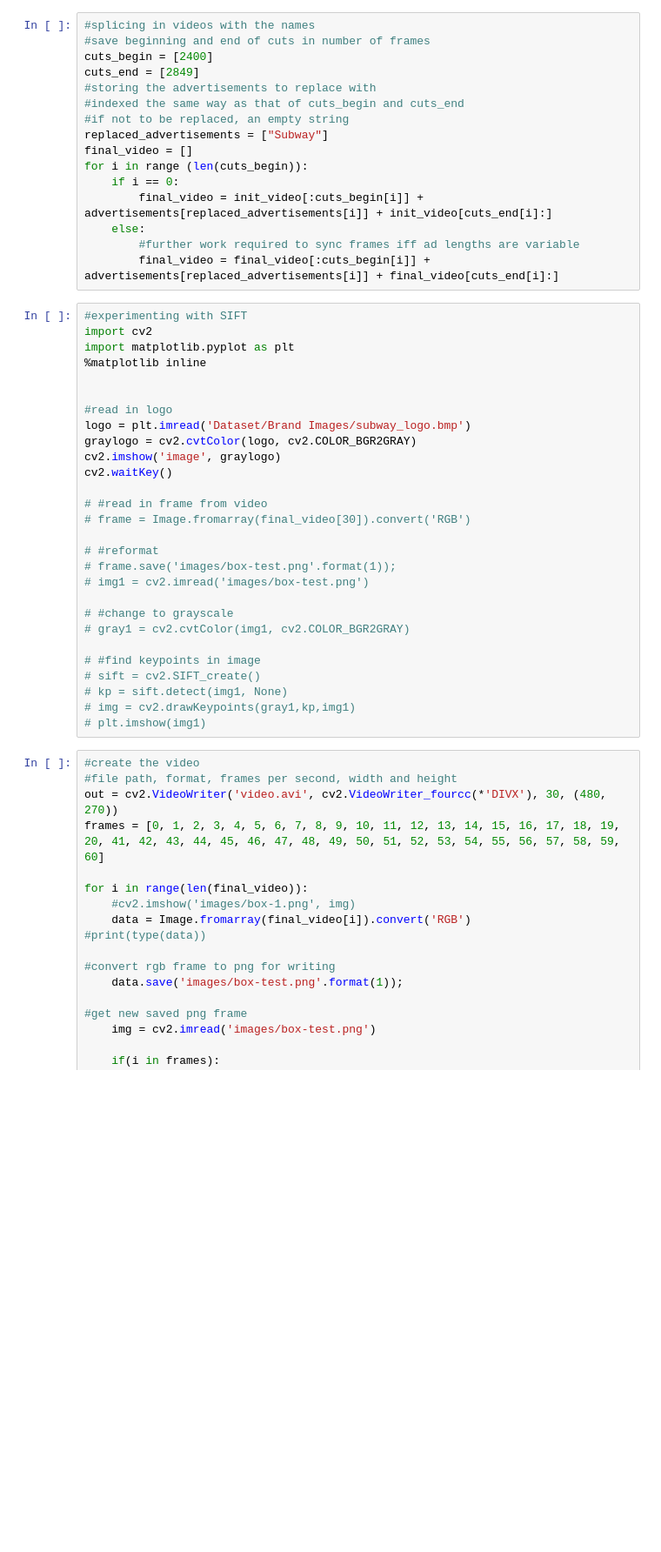
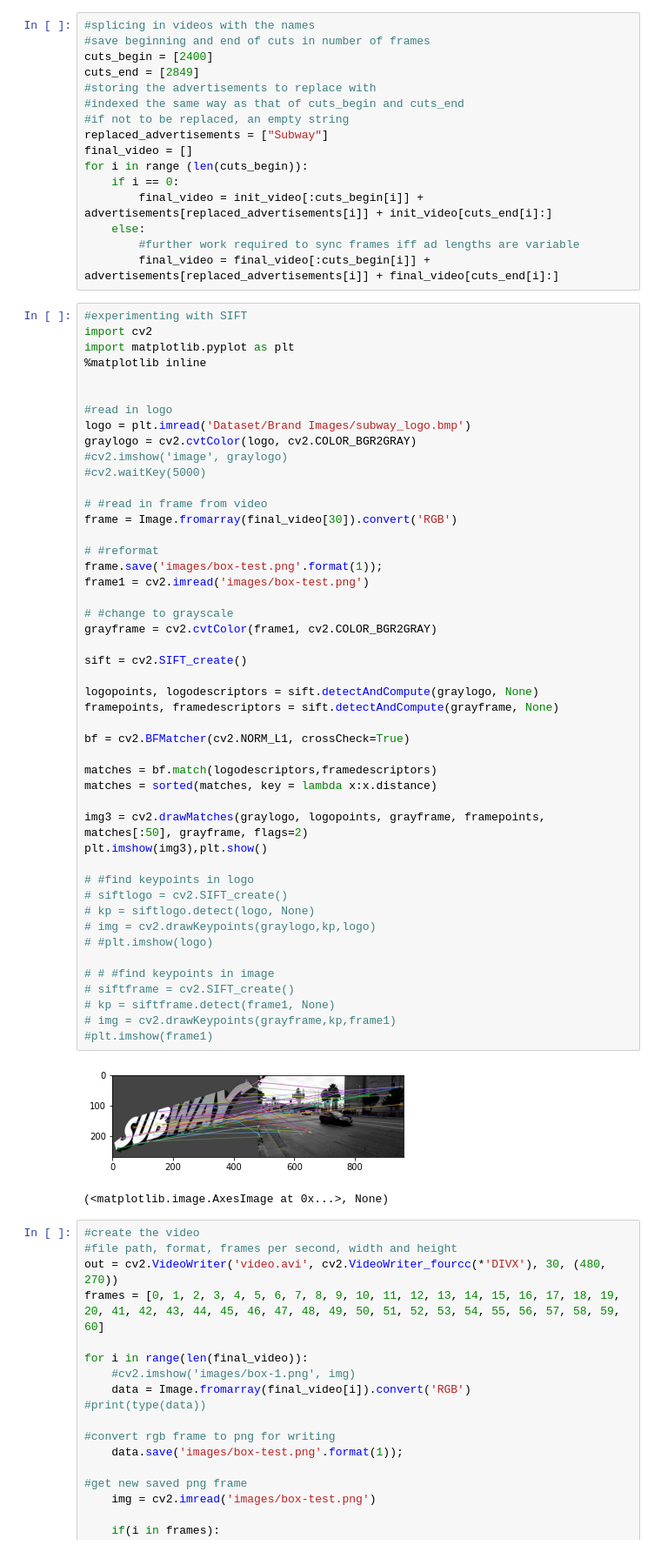
Before and after one commit to lindseywingate/fp, a Jupyter notebook: Part 2.ipynb, the cells around one changed output. Shown: that part at 87% size. Cells and saved outputs as stored; diff of their text form; blank space fills up the shorter version.

Commit message:
sift making matches between images

```diff
--- a/Part 2.ipynb
+++ b/Part 2.ipynb
@@ -119,31 +119,53 @@ for i in range (len(cuts_begin)):
 # %%
 #experimenting with SIFT
 import cv2
 import matplotlib.pyplot as plt
 %matplotlib inline
 
 
 #read in logo
 logo = plt.imread('Dataset/Brand Images/subway_logo.bmp')
 graylogo = cv2.cvtColor(logo, cv2.COLOR_BGR2GRAY)
-cv2.imshow('image', graylogo)
-cv2.waitKey()
+#cv2.imshow('image', graylogo)
+#cv2.waitKey(5000)
 
 # #read in frame from video
-# frame = Image.fromarray(final_video[30]).convert('RGB')
+frame = Image.fromarray(final_video[30]).convert('RGB')
 
 # #reformat
-# frame.save('images/box-test.png'.format(1));
-# img1 = cv2.imread('images/box-test.png')
+frame.save('images/box-test.png'.format(1));
+frame1 = cv2.imread('images/box-test.png')
 
 # #change to grayscale
-# gray1 = cv2.cvtColor(img1, cv2.COLOR_BGR2GRAY)
+grayframe = cv2.cvtColor(frame1, cv2.COLOR_BGR2GRAY)
 
-# #find keypoints in image
-# sift = cv2.SIFT_create()
-# kp = sift.detect(img1, None)
-# img = cv2.drawKeypoints(gray1,kp,img1)
-# plt.imshow(img1)
+sift = cv2.SIFT_create()
+
+logopoints, logodescriptors = sift.detectAndCompute(graylogo, None)
+framepoints, framedescriptors = sift.detectAndCompute(grayframe, None)
+
+bf = cv2.BFMatcher(cv2.NORM_L1, crossCheck=True)
+
+matches = bf.match(logodescriptors,framedescriptors)
+matches = sorted(matches, key = lambda x:x.distance)
+
+img3 = cv2.drawMatches(graylogo, logopoints, grayframe, framepoints, matches[:50], grayframe, flags=2)
+plt.imshow(img3),plt.show()
+
+# #find keypoints in logo
+# siftlogo = cv2.SIFT_create()
+# kp = siftlogo.detect(logo, None)
+# img = cv2.drawKeypoints(graylogo,kp,logo)
+# #plt.imshow(logo)
+
+# # #find keypoints in image
+# siftframe = cv2.SIFT_create()
+# kp = siftframe.detect(frame1, None)
+# img = cv2.drawKeypoints(grayframe,kp,frame1)
+#plt.imshow(frame1)
+# %% [output]
+[figure, added]
+(<matplotlib.image.AxesImage at 0x...>, None)
 # %%
 #create the video
 #file path, format, frames per second, width and height
```
